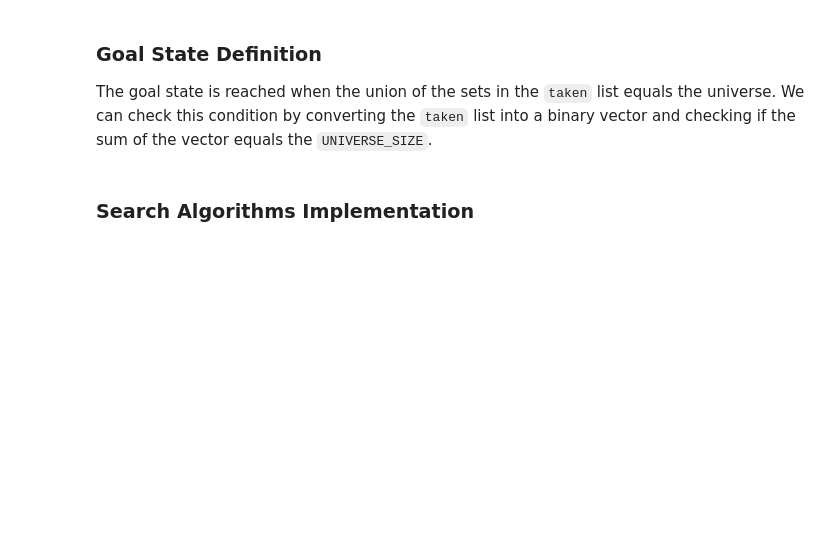
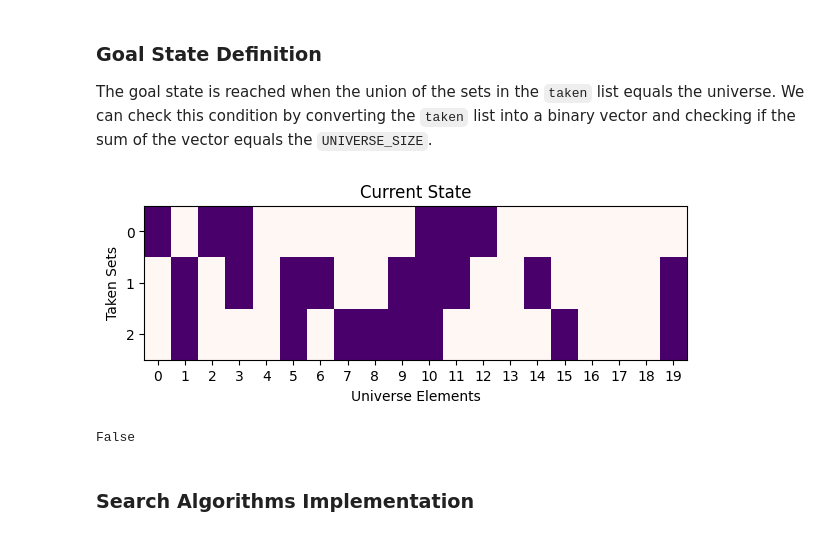
Before and after one commit to beatrice-occhiena/Computational_intelligence, a Jupyter notebook: Labs/lab_01.ipynb, the cells around one changed output. Saved outputs shown, nothing was run; the diff lists cells and outputs as text; code cells hidden in the pictures; blank space fills up the shorter version.

```diff
--- a/Labs/lab_01.ipynb
+++ b/Labs/lab_01.ipynb
@@ -124,3 +140,13 @@ def check_goal(state):
+# %%
+def goal_check(state):
+    return np.sum(np.sum(sets[list(state.taken)], axis=0) > 0) == UNIVERSE_SIZE
+
+# example of goal check
+visualize_state(State(taken={0,1,2}, not_taken={3,4,5}))
+goal_check(State(taken={0,1,2}, not_taken={3,4,5}))
+# %% [output]
+[figure, added]
+False
 # %% [markdown]
 ### Search Algorithms Implementation
 # %% [markdown]
```
Also changed, not shown: parts of 7 cells of this notebook.
